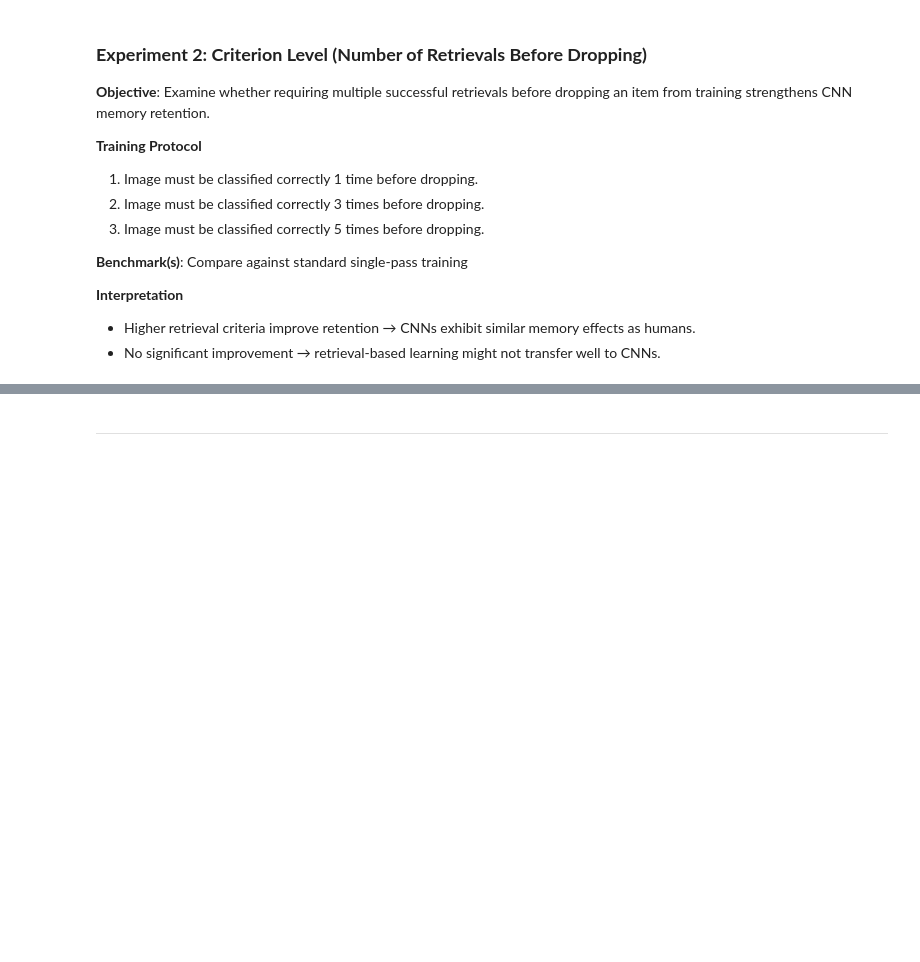
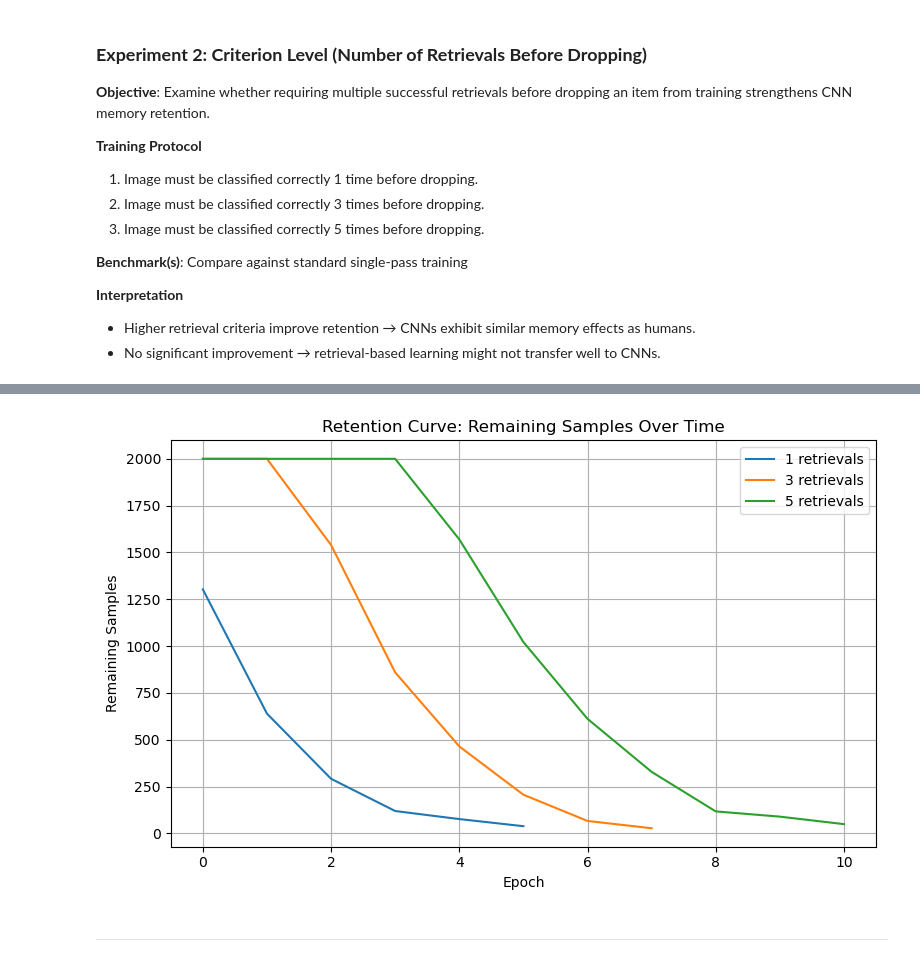
Before and after one commit to ElizabethHZhong/effortful-retrieval, a Jupyter notebook: experiments.ipynb, the cells around one changed output, grey strips where cells are left out. Drawn from its saved outputs; the diff is of its cells as text; code cells hidden in the pictures; blank space fills up the shorter version.

```diff
--- a/experiments.ipynb
+++ b/experiments.ipynb
@@ -723,3 +847,19 @@ _______
+# %%
+def plot_remaining_samples(histories):
+    plt.figure(figsize=(8, 5))
+    for criterion, history in histories.items():
+        plt.plot(history["remaining_samples"], label=f"{criterion} retrievals")
+    plt.xlabel("Epoch")
+    plt.ylabel("Remaining Samples")
+    plt.title("Retention Curve: Remaining Samples Over Time")
+    plt.legend()
+    plt.grid(True)
+    plt.tight_layout()
+    plt.show()
+# %%
+plot_remaining_samples(histories)
+# %% [output]
+[figure, added]
 # %% [markdown]
 _______
 # %% [markdown]
```
Also changed, not shown: parts of 43 cells of this notebook, 3 other files.
